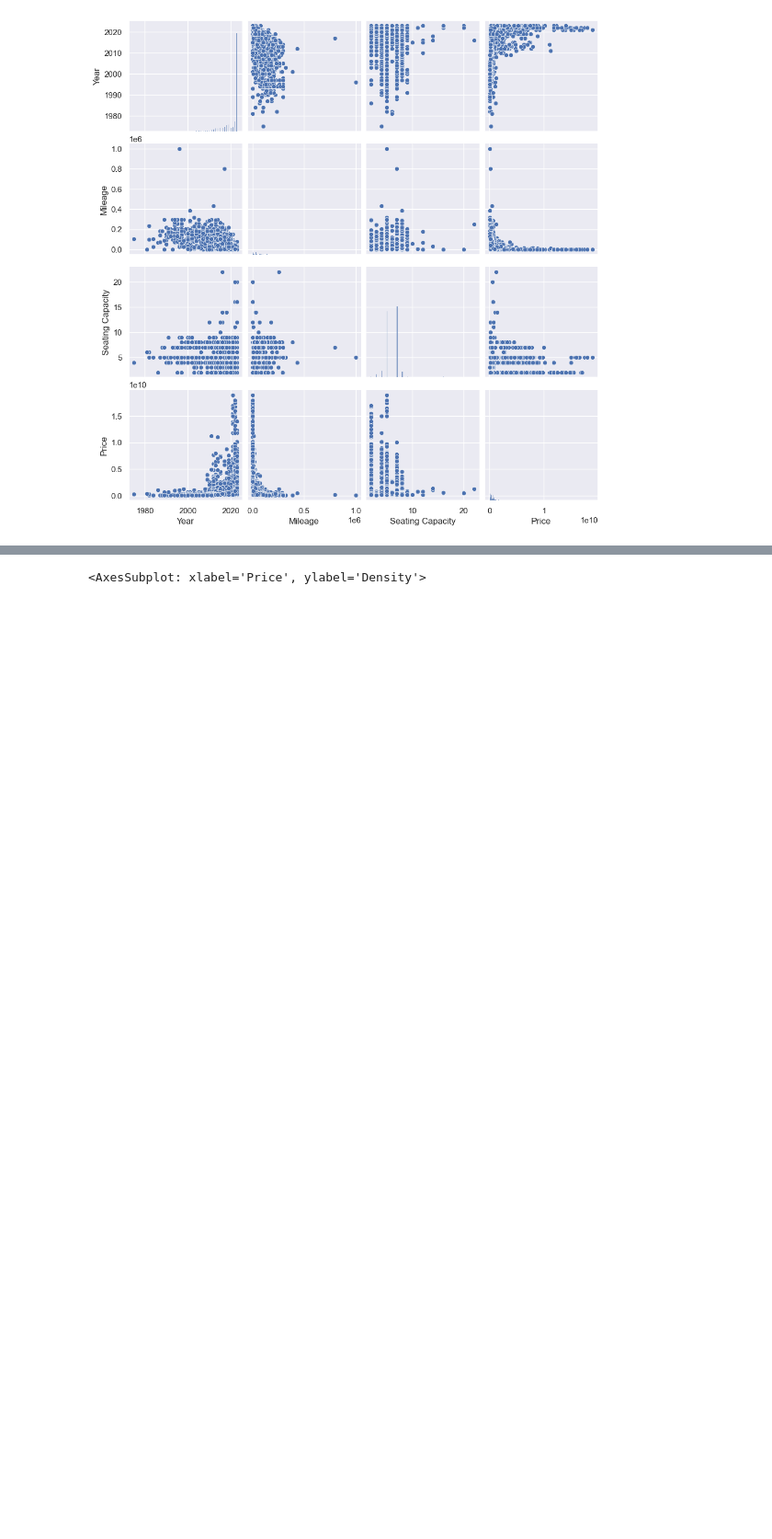
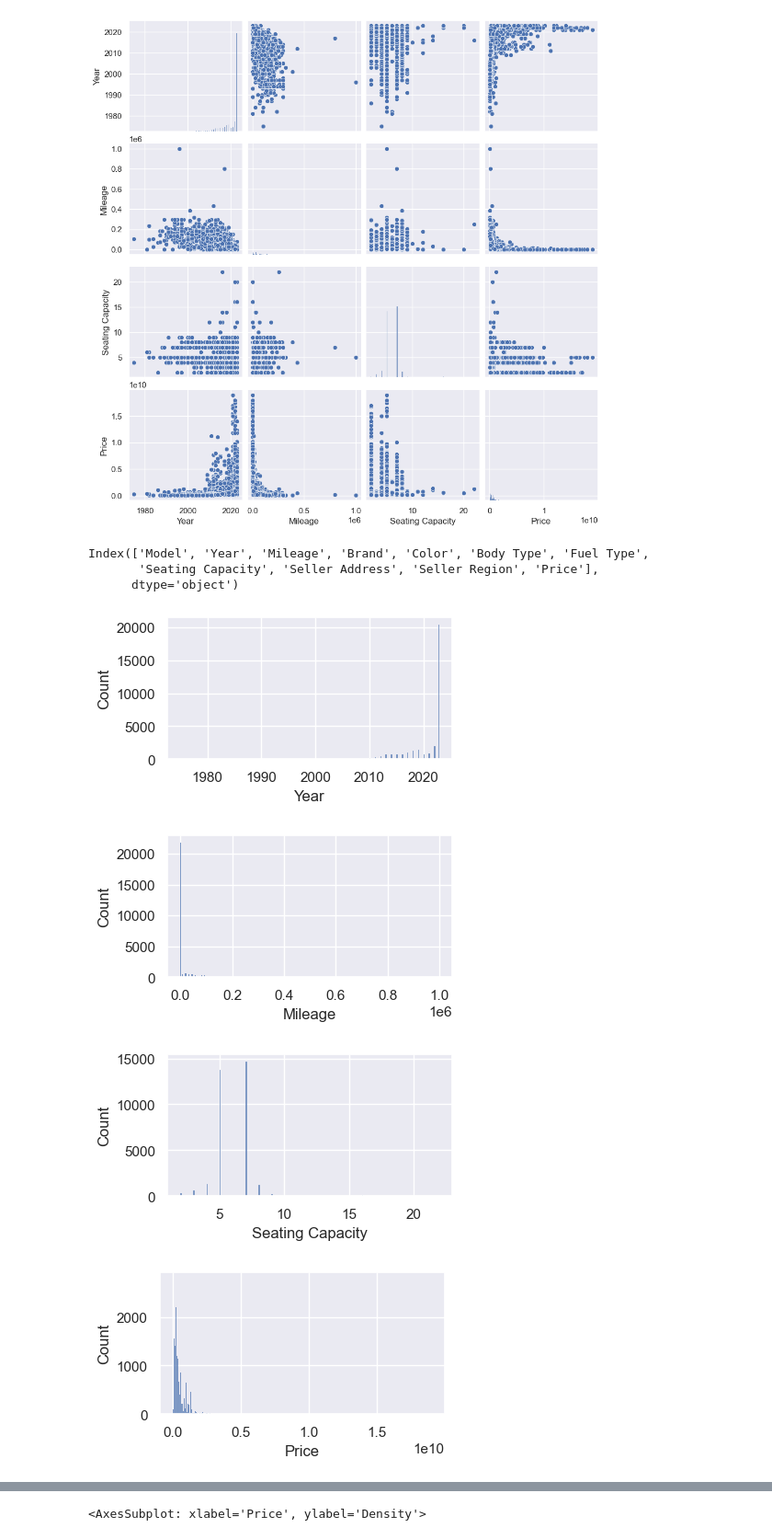
Before and after one commit to abudto/Data-Science-Analytics, a Jupyter notebook: Used Car Price Prediction (Web Scraping, Dashboard, Machine Learning)/Used Car Price Prediction.ipynb, the cells around one changed output, grey strips where cells are left out. Shown at 92% size. Saved outputs shown, nothing was run; the diff lists cells and outputs as text; code cells hidden in the pictures; blank space fills up the shorter version.

```diff
--- a/Used Car Price Prediction (Web Scraping, Dashboard, Machine Learning)/Used Car Price Prediction.ipynb
+++ b/Used Car Price Prediction (Web Scraping, Dashboard, Machine Learning)/Used Car Price Prediction.ipynb
@@ -168,3 +153,5 @@ memory usage: 3.0+ MB
+# %%
+df = df.reset_index(drop=True)
 # %%
 df['Fuel Type'].value_counts()
 # %% [output]
@@ -186,3 +173,21 @@ sns.pairplot(df, size=2.5)
 plt.show()
 # %% [output]
 [figure]
+# %%
+df.columns
+# %% [output]
+Index(['Model', 'Year', 'Mileage', 'Brand', 'Color', 'Body Type', 'Fuel Type',
+       'Seating Capacity', 'Seller Address', 'Seller Region', 'Price'],
+      dtype='object')
+# %%
+cat_cols = ['Model','Brand','Color','Body Type','Fuel Type','Seller Address','Seller Region']
+num_cols = ['Year','Mileage','Seating Capacity','Price']
+# %%
+for i in num_cols:
+    plt.figure(figsize=(4,2))
+    sns.histplot(data=df,x=i)
+# %% [output]
+[figure, added]
+[figure, added]
+[figure, added]
+[figure, added]
```
Also changed, not shown: parts of 23 cells of this notebook.
